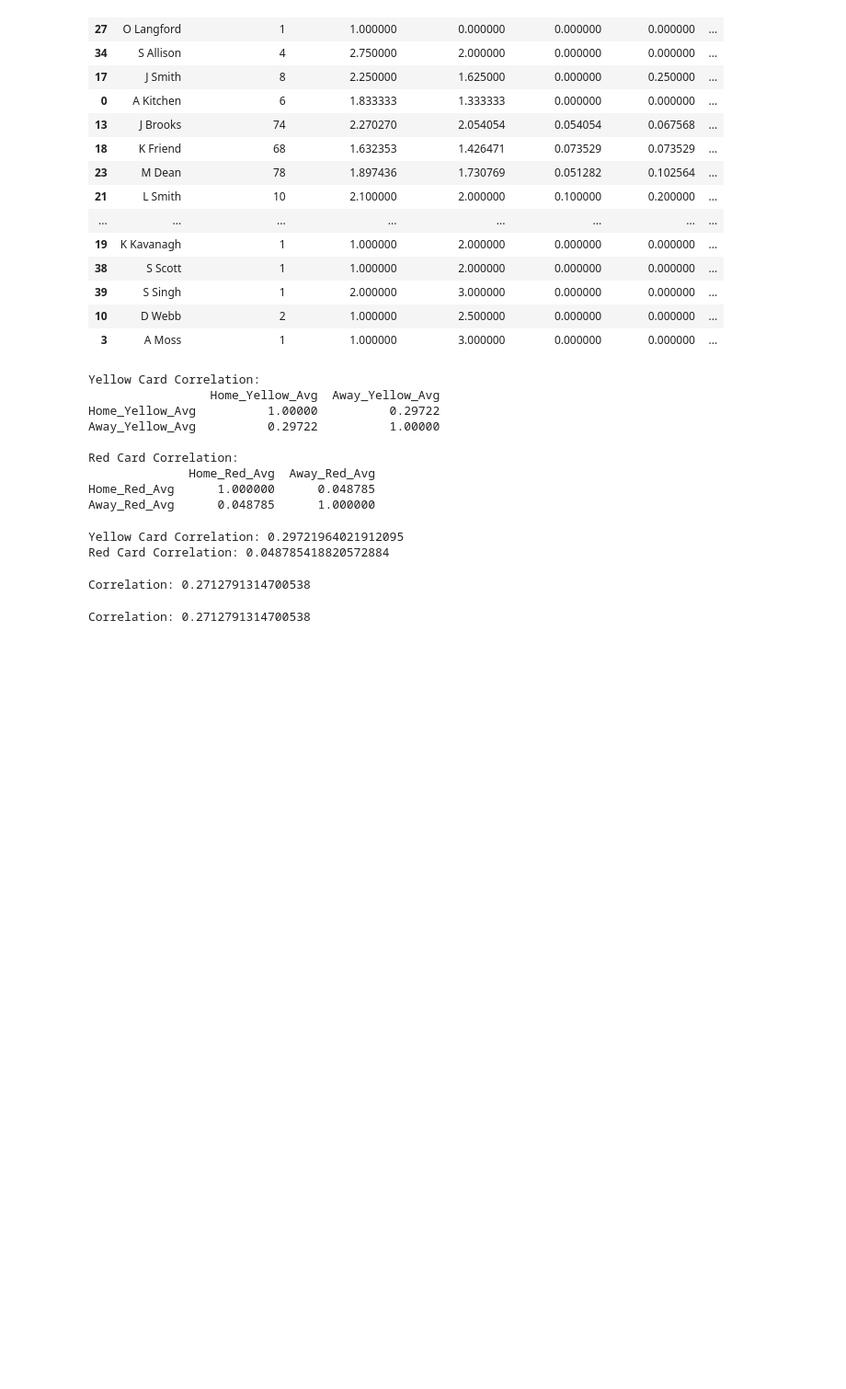
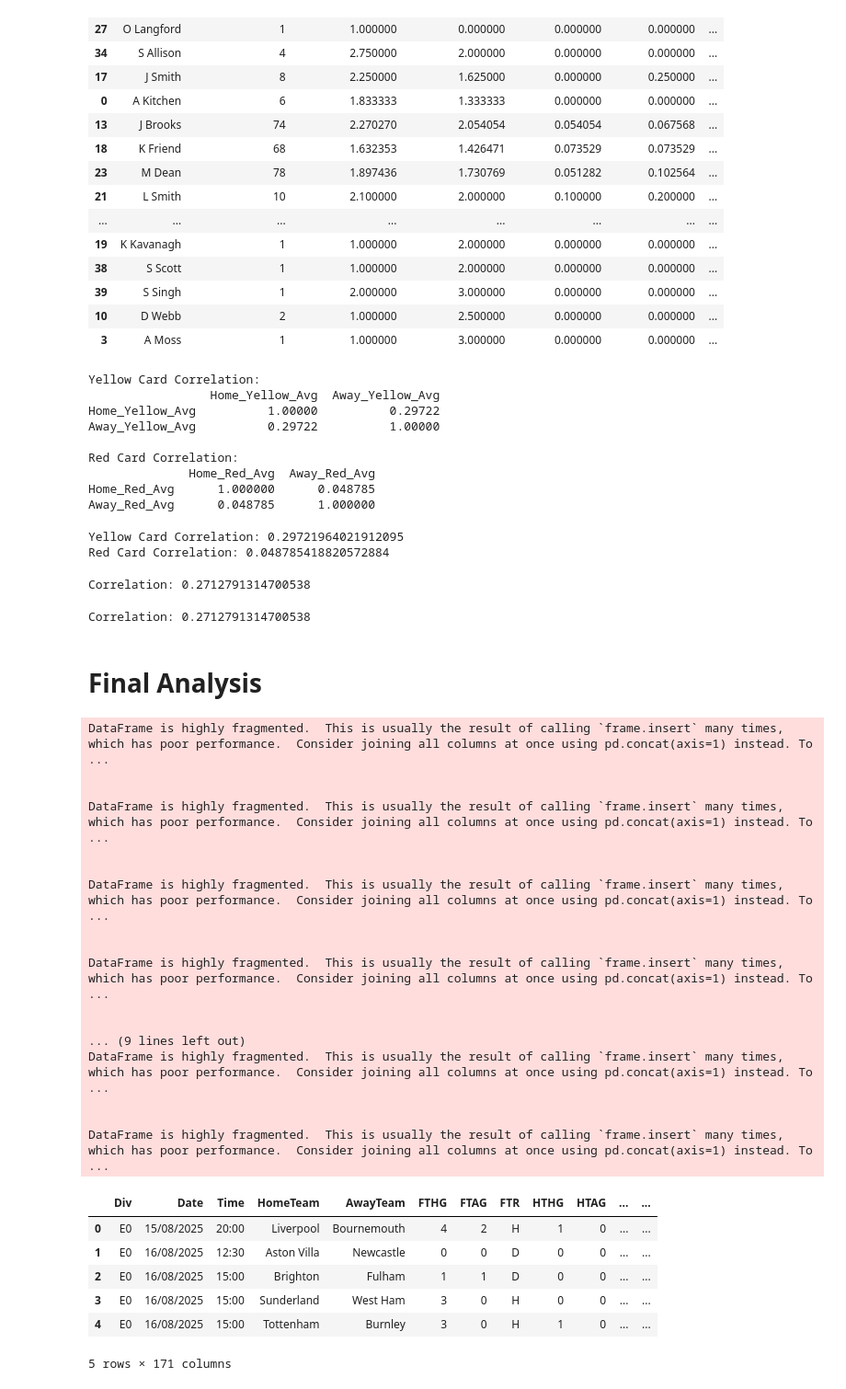
Before and after one commit to kkathait/D501_Final_Project, a Jupyter notebook: correlation.ipynb, the cells around one changed output. Shown at 92% size. Drawn from its saved outputs; the diff is of its cells as text; code cells hidden in the pictures; blank space fills up the shorter version.

```diff
--- a/correlation.ipynb
+++ b/correlation.ipynb
@@ -396,3 +396,59 @@ fig.update_layout(
 )
 
 fig.show()
+# %% [markdown]
+# Final Analysis
+# %%
+import pandas as pd
+import numpy as np
+import plotly.express as px
+
+url = 'https://raw.githubusercontent.com/kkathait/D501_Final_Project/refs/heads/main/combined_data.csv'
+
+df_premier = pd.read_csv(url)
+
+# Goals
+df_premier["Total_Goals"] = df_premier["FTHG"] + df_premier["FTAG"]
+
+# Cards
+df_premier["Home_Cards"] = df_premier["HY"] + df_premier["HR"]
+df_premier["Away_Cards"] = df_premier["AY"] + df_premier["AR"]
+
+df_premier["Total_Yellow_Cards"] = df_premier["HY"] + df_premier["AY"]
+df_premier["Total_Red_Cards"] = df_premier["HR"] + df_premier["AR"]
+df_premier["Total_Cards"] = (
+    df_premier["Total_Yellow_Cards"] +
+    df_premier["Total_Red_Cards"]
+)
+
+# Numerical result
+df_premier["Home_Win"] = (df_premier["FTR"] == "H").astype(int)
+df_premier["Away_Win"] = (df_premier["FTR"] == "A").astype(int)
+df_premier["Draw"] = (df_premier["FTR"] == "D").astype(int)
+
+df_premier.head()
+# %% [output]
+DataFrame is highly fragmented.  This is usually the result of calling `frame.insert` many times, which has poor performance.  Consider joining all columns at once using pd.concat(axis=1) instead. To  ...
+
+
+DataFrame is highly fragmented.  This is usually the result of calling `frame.insert` many times, which has poor performance.  Consider joining all columns at once using pd.concat(axis=1) instead. To  ...
+
+
+DataFrame is highly fragmented.  This is usually the result of calling `frame.insert` many times, which has poor performance.  Consider joining all columns at once using pd.concat(axis=1) instead. To  ...
+
+
+DataFrame is highly fragmented.  This is usually the result of calling `frame.insert` many times, which has poor performance.  Consider joining all columns at once using pd.concat(axis=1) instead. To  ...
+
+
+... (9 lines left out)
+DataFrame is highly fragmented.  This is usually the result of calling `frame.insert` many times, which has poor performance.  Consider joining all columns at once using pd.concat(axis=1) instead. To  ...
+
+
+DataFrame is highly fragmented.  This is usually the result of calling `frame.insert` many times, which has poor performance.  Consider joining all columns at once using pd.concat(axis=1) instead. To  ...
+|  | Div | Date | Time | HomeTeam | AwayTeam | FTHG | FTAG | FTR | HTHG | HTAG | ... | ... |
+| 0 | E0 | 15/08/2025 | 20:00 | Liverpool | Bournemouth | 4 | 2 | H | 1 | 0 | ... | ... |
+| 1 | E0 | 16/08/2025 | 12:30 | Aston Villa | Newcastle | 0 | 0 | D | 0 | 0 | ... | ... |
+| 2 | E0 | 16/08/2025 | 15:00 | Brighton | Fulham | 1 | 1 | D | 0 | 0 | ... | ... |
+| 3 | E0 | 16/08/2025 | 15:00 | Sunderland | West Ham | 3 | 0 | H | 0 | 0 | ... | ... |
+| 4 | E0 | 16/08/2025 | 15:00 | Tottenham | Burnley | 3 | 0 | H | 1 | 0 | ... | ... |
+5 rows × 171 columns
```
Also changed, not shown: parts of 12 cells of this notebook.
